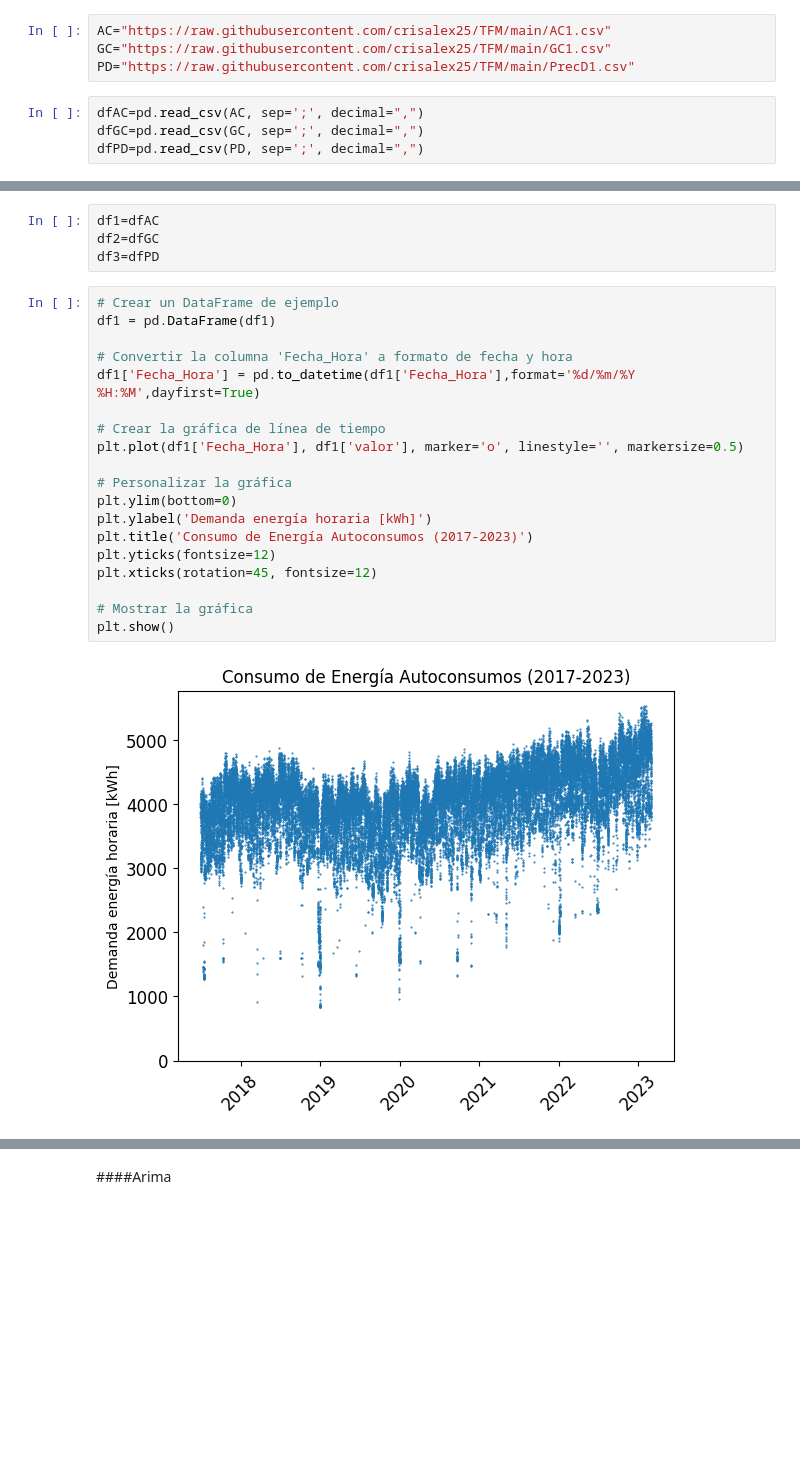
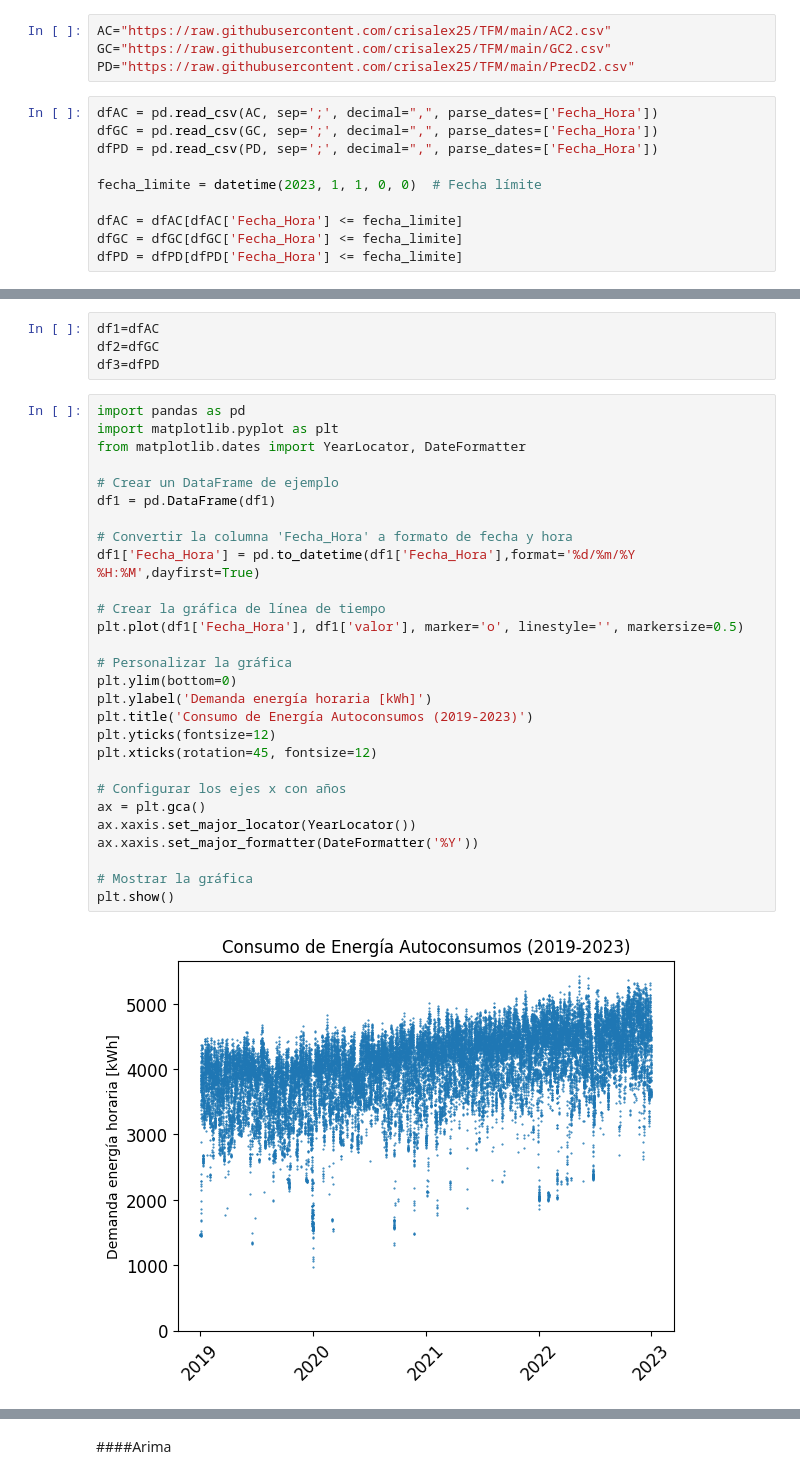
Before and after one commit to crisalex25/TFM_HydroMLGenerationOptimization, a Jupyter notebook: TFM_v1_1.ipynb, the cells around one changed output, grey strips where cells are left out. Saved outputs shown, nothing was run; the diff lists cells and outputs as text; blank space fills up the shorter version.

```diff
--- a/TFM_v1_1.ipynb
+++ b/TFM_v1_1.ipynb
@@ -16,13 +17,19 @@ import matplotlib.pyplot as plt
 # %% [markdown]
 ###Leer Dataset
 # %%
-AC="https://raw.githubusercontent.com/crisalex25/TFM/main/AC1.csv"
-GC="https://raw.githubusercontent.com/crisalex25/TFM/main/GC1.csv"
-PD="https://raw.githubusercontent.com/crisalex25/TFM/main/PrecD1.csv"
+AC="https://raw.githubusercontent.com/crisalex25/TFM/main/AC2.csv"
+GC="https://raw.githubusercontent.com/crisalex25/TFM/main/GC2.csv"
+PD="https://raw.githubusercontent.com/crisalex25/TFM/main/PrecD2.csv"
 # %%
-dfAC=pd.read_csv(AC, sep=';', decimal=",")
-dfGC=pd.read_csv(GC, sep=';', decimal=",")
-dfPD=pd.read_csv(PD, sep=';', decimal=",")
+dfAC = pd.read_csv(AC, sep=';', decimal=",", parse_dates=['Fecha_Hora'])
+dfGC = pd.read_csv(GC, sep=';', decimal=",", parse_dates=['Fecha_Hora'])
+dfPD = pd.read_csv(PD, sep=';', decimal=",", parse_dates=['Fecha_Hora'])
+
+fecha_limite = datetime(2023, 1, 1, 0, 0)  # Fecha límite
+
+dfAC = dfAC[dfAC['Fecha_Hora'] <= fecha_limite]
+dfGC = dfGC[dfGC['Fecha_Hora'] <= fecha_limite]
+dfPD = dfPD[dfPD['Fecha_Hora'] <= fecha_limite]
 # %% [markdown]
 ###Graficas
 # %%
@@ -30,23 +37,32 @@ df1=dfAC
 df2=dfGC
 df3=dfPD
 # %%
+import pandas as pd
+import matplotlib.pyplot as plt
+from matplotlib.dates import YearLocator, DateFormatter
+
 # Crear un DataFrame de ejemplo
 df1 = pd.DataFrame(df1)
 
 # Convertir la columna 'Fecha_Hora' a formato de fecha y hora
 df1['Fecha_Hora'] = pd.to_datetime(df1['Fecha_Hora'],format='%d/%m/%Y %H:%M',dayfirst=True)
 
 # Crear la gráfica de línea de tiempo
 plt.plot(df1['Fecha_Hora'], df1['valor'], marker='o', linestyle='', markersize=0.5)
 
 # Personalizar la gráfica
 plt.ylim(bottom=0)
 plt.ylabel('Demanda energía horaria [kWh]')
-plt.title('Consumo de Energía Autoconsumos (2017-2023)')
+plt.title('Consumo de Energía Autoconsumos (2019-2023)')
 plt.yticks(fontsize=12)
 plt.xticks(rotation=45, fontsize=12)
 
+# Configurar los ejes x con años
+ax = plt.gca()
+ax.xaxis.set_major_locator(YearLocator())
+ax.xaxis.set_major_formatter(DateFormatter('%Y'))
+
 # Mostrar la gráfica
 plt.show()
 # %% [output]
-[figure, old version]
+[figure, new version]
```
Also changed, not shown: parts of 47 cells of this notebook.
